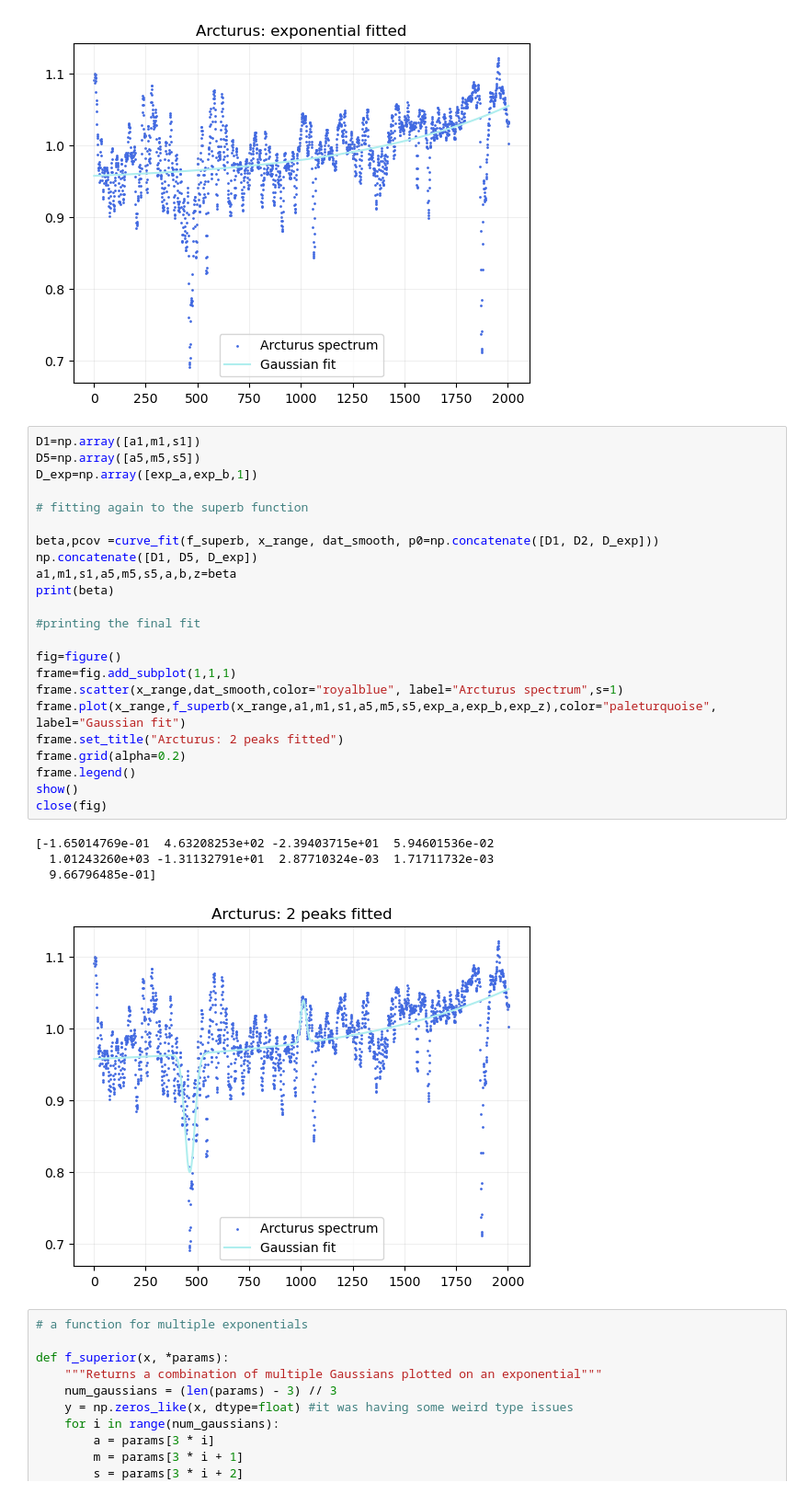
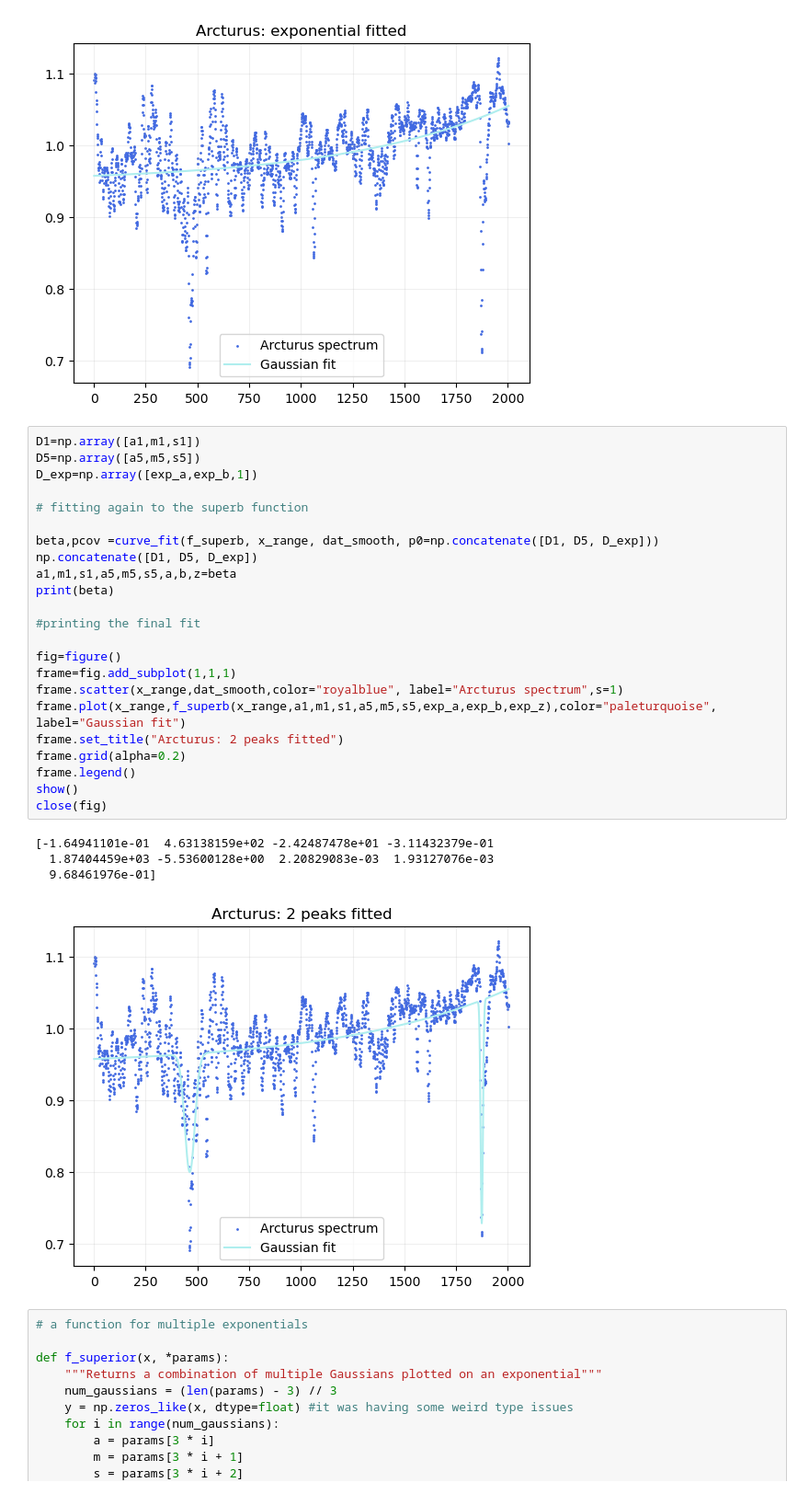
Before and after one commit to Timobrenn/G99-Spectroscopy, a Jupyter notebook: FWHM-arcturus.ipynb, the cells around one changed output. Shown: that part at 92% size. Saved outputs shown, nothing was run; the diff lists cells and outputs as text.

```diff
--- a/FWHM-arcturus.ipynb
+++ b/FWHM-arcturus.ipynb
@@ -130,31 +130,31 @@ close(fig)
 # %%
 D1=np.array([a1,m1,s1])
 D5=np.array([a5,m5,s5])
 D_exp=np.array([exp_a,exp_b,1])
 
 # fitting again to the superb function
 
-beta,pcov =curve_fit(f_superb, x_range, dat_smooth, p0=np.concatenate([D1, D2, D_exp]))
+beta,pcov =curve_fit(f_superb, x_range, dat_smooth, p0=np.concatenate([D1, D5, D_exp]))
 np.concatenate([D1, D5, D_exp])
 a1,m1,s1,a5,m5,s5,a,b,z=beta
 print(beta)
 
 #printing the final fit
 
 fig=figure()
 frame=fig.add_subplot(1,1,1)
 frame.scatter(x_range,dat_smooth,color="royalblue", label="Arcturus spectrum",s=1)
 frame.plot(x_range,f_superb(x_range,a1,m1,s1,a5,m5,s5,exp_a,exp_b,exp_z),color="paleturquoise", label="Gaussian fit")
 frame.set_title("Arcturus: 2 peaks fitted")
 frame.grid(alpha=0.2)
 frame.legend()
 show()
 close(fig)
 # %% [output]
-[-1.65014769e-01  4.63208253e+02 -2.39403715e+01  5.94601536e-02
-  1.01243260e+03 -1.31132791e+01  2.87710324e-03  1.71711732e-03
-  9.66796485e-01]
+[-1.64941101e-01  4.63138159e+02 -2.42487478e+01 -3.11432379e-01
+  1.87404459e+03 -5.53600128e+00  2.20829083e-03  1.93127076e-03
+  9.68461976e-01]
-[figure, old version]
+[figure, new version]
 # %%
 # a function for multiple exponentials
 
```
Also changed, not shown: 1 other file.
